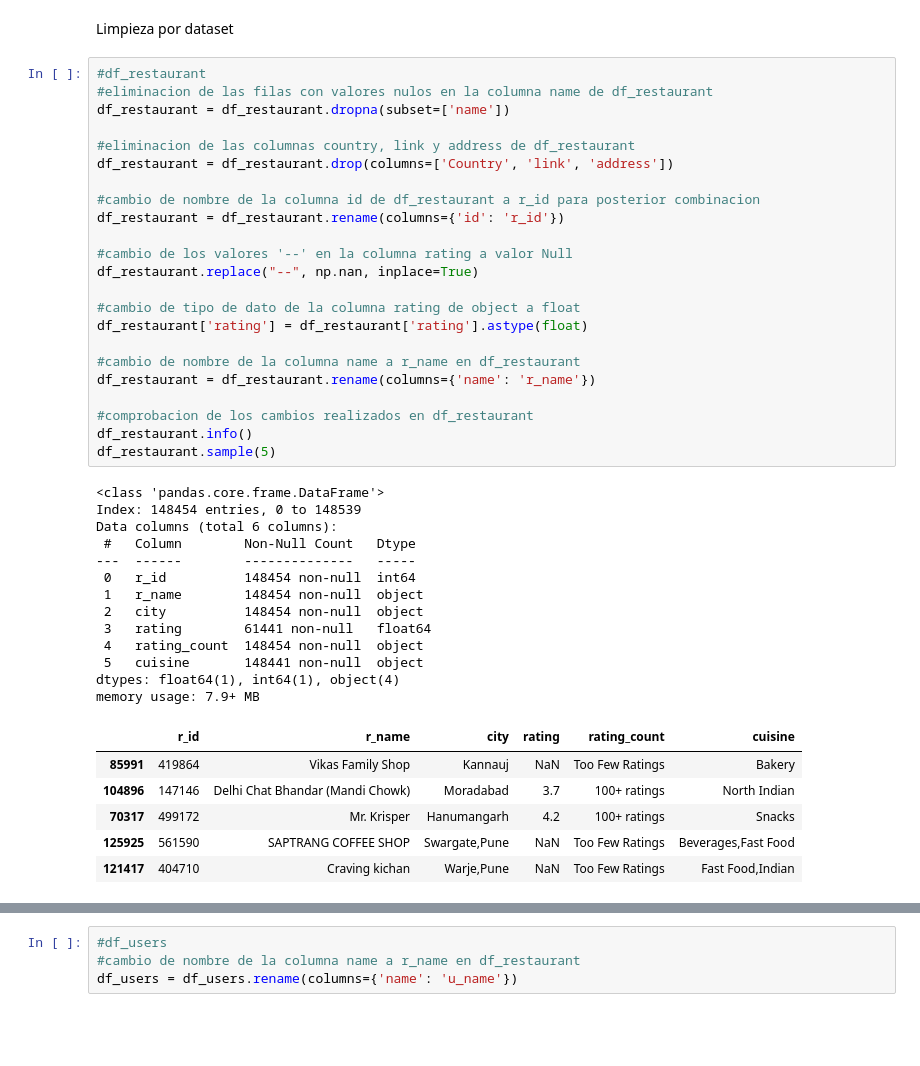
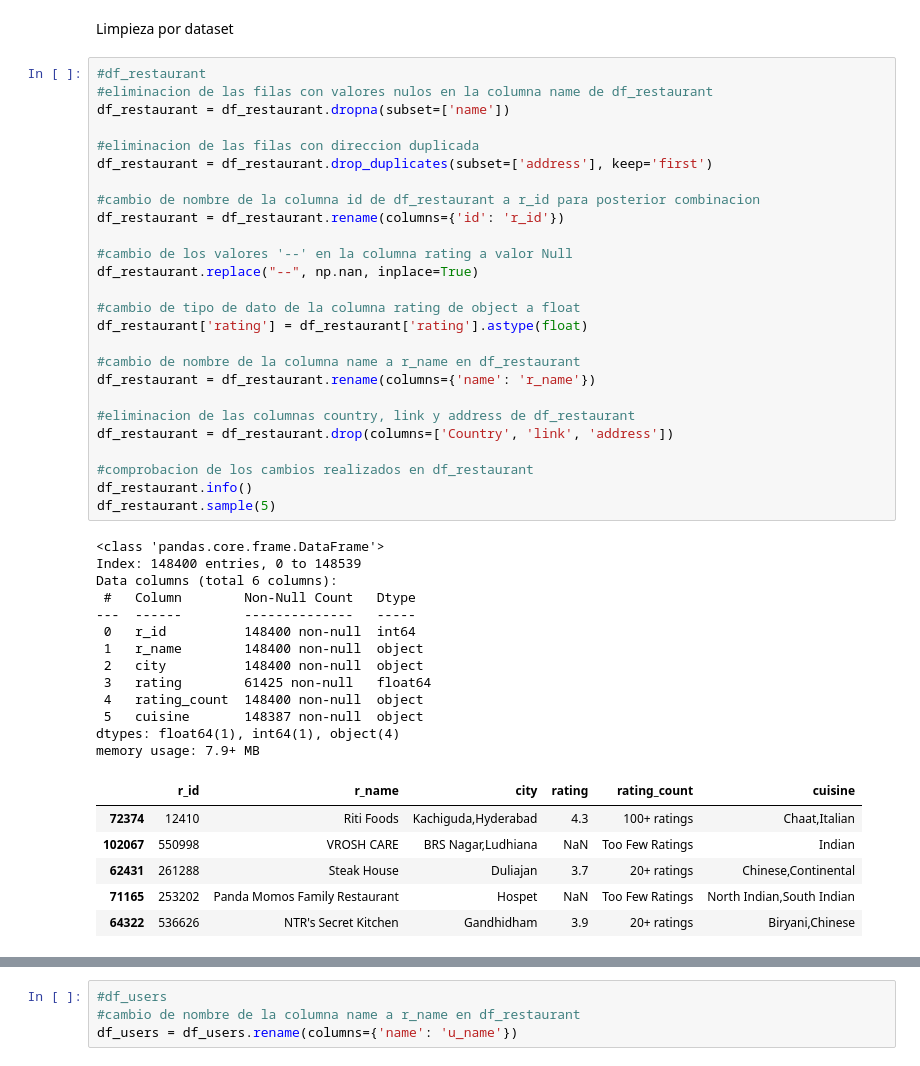
Before and after one commit to Sebastien732/Proyecto_final_EDA_dashboard, a Jupyter notebook: Notebook/exploracion.ipynb, the cells around one changed output, grey strips where cells are left out. Cells and saved outputs as stored; diff of their text form; blank space fills up the shorter version.

```diff
--- a/Notebook/exploracion.ipynb
+++ b/Notebook/exploracion.ipynb
@@ -473,43 +512,46 @@ Limpieza por dataset
 # %%
 #df_restaurant
 #eliminacion de las filas con valores nulos en la columna name de df_restaurant
 df_restaurant = df_restaurant.dropna(subset=['name'])
 
-#eliminacion de las columnas country, link y address de df_restaurant
-df_restaurant = df_restaurant.drop(columns=['Country', 'link', 'address'])
+#eliminacion de las filas con direccion duplicada
+df_restaurant = df_restaurant.drop_duplicates(subset=['address'], keep='first')
 
 #cambio de nombre de la columna id de df_restaurant a r_id para posterior combinacion
 df_restaurant = df_restaurant.rename(columns={'id': 'r_id'})
 
 #cambio de los valores '--' en la columna rating a valor Null
 df_restaurant.replace("--", np.nan, inplace=True)
 
 #cambio de tipo de dato de la columna rating de object a float
 df_restaurant['rating'] = df_restaurant['rating'].astype(float)
 
 #cambio de nombre de la columna name a r_name en df_restaurant
 df_restaurant = df_restaurant.rename(columns={'name': 'r_name'})
 
+#eliminacion de las columnas country, link y address de df_restaurant
+df_restaurant = df_restaurant.drop(columns=['Country', 'link', 'address'])
+
 #comprobacion de los cambios realizados en df_restaurant
 df_restaurant.info()
 df_restaurant.sample(5)
 # %% [output]
 <class 'pandas.core.frame.DataFrame'>
-Index: 148454 entries, 0 to 148539
+Index: 148400 entries, 0 to 148539
 Data columns (total 6 columns):
  #   Column        Non-Null Count   Dtype
 ---  ------        --------------   -----
- 0   r_id          148454 non-null  int64
- 1   r_name        148454 non-null  object
- 2   city          148454 non-null  object
- 3   rating        61441 non-null   float64
- 4   rating_count  148454 non-null  object
- 5   cuisine       148441 non-null  object
+ 0   r_id          148400 non-null  int64
+ 1   r_name        148400 non-null  object
+ 2   city          148400 non-null  object
+ 3   rating        61425 non-null   float64
+ 4   rating_count  148400 non-null  object
+ 5   cuisine       148387 non-null  object
 dtypes: float64(1), int64(1), object(4)
 memory usage: 7.9+ MB
 |  | r_id | r_name | city | rating | rating_count | cuisine |
-| 85991 | 419864 | Vikas Family Shop | Kannauj | NaN | Too Few Ratings | Bakery |
-| 104896 | 147146 | Delhi Chat Bhandar (Mandi Chowk) | Moradabad | 3.7 | 100+ ratings | North Indian |
-| 70317 | 499172 | Mr. Krisper | Hanumangarh | 4.2 | 100+ ratings | Snacks |
-| 125925 | 561590 | SAPTRANG COFFEE SHOP | Swargate,Pune | NaN | Too Few Ratings | Beverages,Fast Food |
-| 121417 | 404710 | Craving kichan | Warje,Pune | NaN | Too Few Ratings | Fast Food,Indian |
+| 72374 | 12410 | Riti Foods | Kachiguda,Hyderabad | 4.3 | 100+ ratings | Chaat,Italian |
+| 102067 | 550998 | VROSH CARE | BRS Nagar,Ludhiana | NaN | Too Few Ratings | Indian |
+| 62431 | 261288 | Steak House | Duliajan | 3.7 | 20+ ratings | Chinese,Continental |
+| 71165 | 253202 | Panda Momos Family Restaurant | Hospet | NaN | Too Few Ratings | North Indian,South Indian |
+| 64322 | 536626 | NTR's Secret Kitchen | Gandhidham | 3.9 | 20+ ratings | Biryani,Chinese |
```
Also changed, not shown: parts of 20 cells of this notebook, 2 other files.
